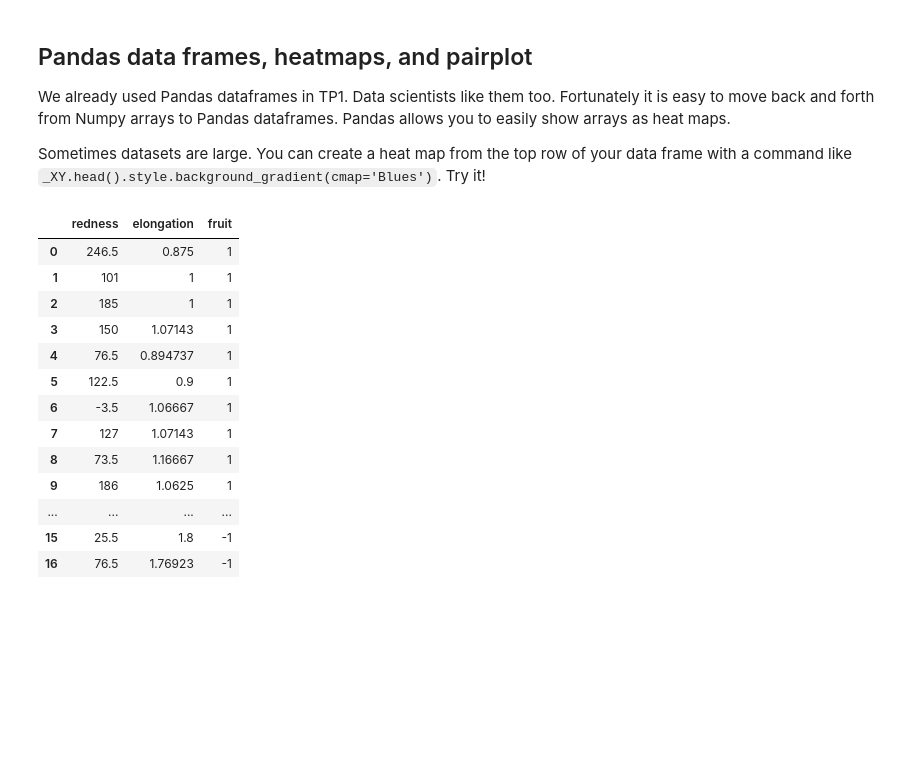
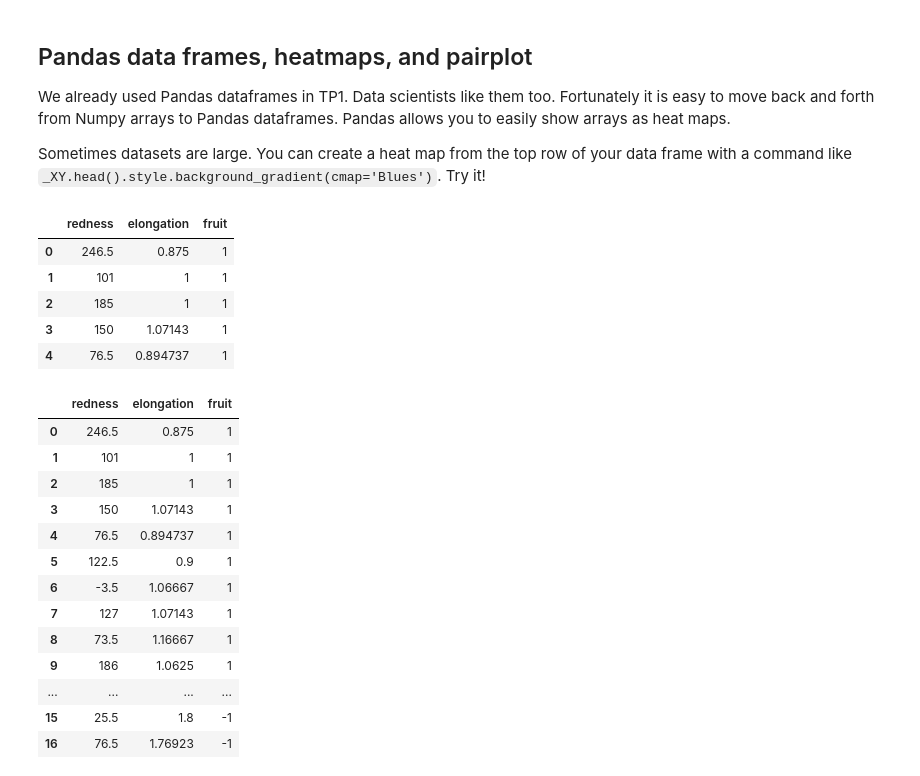
Before and after one commit to circecarletti/info232, a Jupyter notebook: TP1/TP1.ipynb, the cells around one changed output. Cells and saved outputs as stored; diff of their text form; code cells hidden in the pictures; blank space fills up the shorter version.

```diff
--- a/TP1/TP1.ipynb
+++ b/TP1/TP1.ipynb
@@ -315,6 +322,15 @@ BOOOOH
 We already used Pandas dataframes in TP1. Data scientists like them too. Fortunately it is easy to move back and forth from Numpy arrays to Pandas dataframes. Pandas allows you to easily show arrays as heat maps.
 
 Sometimes datasets are large. You can create a heat map from the top row of your data frame with a command like `_XY.head().style.background_gradient(cmap='Blues')`. Try it!
+# %%
+_XY.head().style.background_gradient(cmap='Blues')
+# %% [output]
+|  | redness | elongation | fruit |
+| 0 | 246.5 | 0.875 | 1 |
+| 1 | 101 | 1 | 1 |
+| 2 | 185 | 1 | 1 |
+| 3 | 150 | 1.07143 | 1 |
+| 4 | 76.5 | 0.894737 | 1 |
 # %%
 import pandas as pd
 column_names = ['redness', 'elongation', 'fruit']
```
Also changed, not shown: parts of 2 cells of this notebook, 1 other file.
